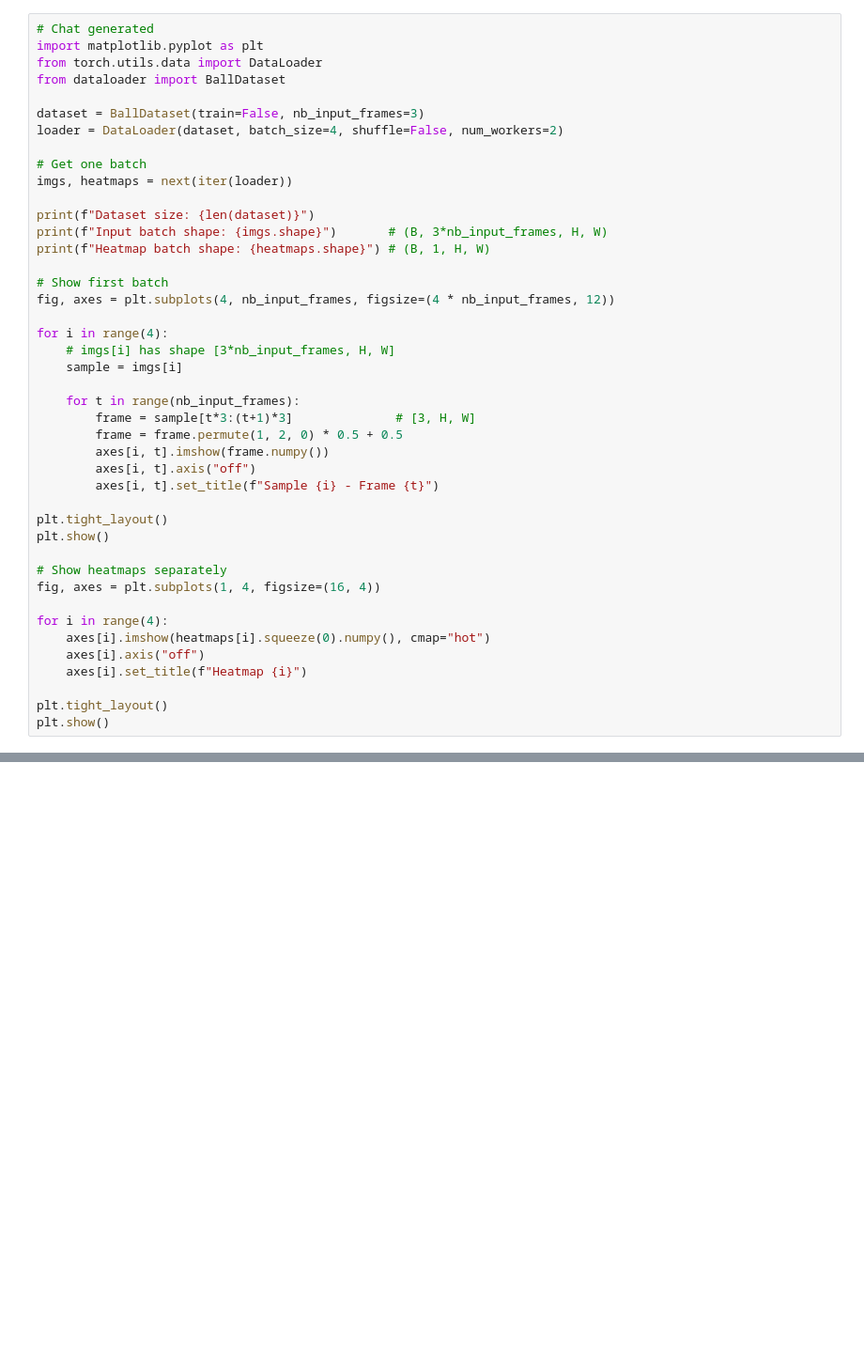
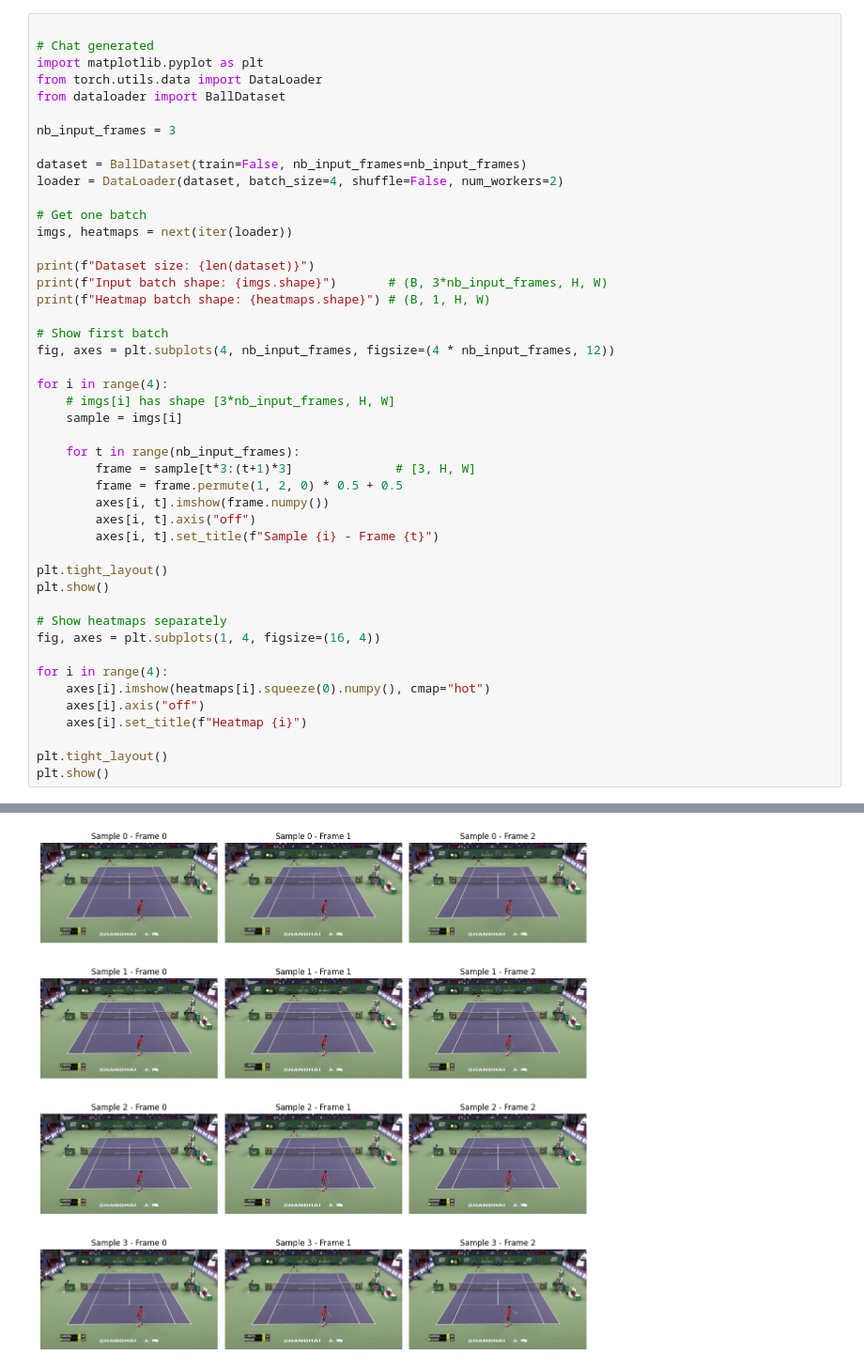
Before and after one commit to AntoinePaulis/INFO8010-1_Project, a Jupyter notebook: project/code/src/ball_tracking/test.ipynb, the cells around one changed output, grey strips where cells are left out. Shown at 94% size. Drawn from its saved outputs; the diff is of its cells as text; blank space fills up the shorter version.

Commit message:
Update both ball train and model

```diff
--- a/project/code/src/ball_tracking/test.ipynb
+++ b/project/code/src/ball_tracking/test.ipynb
@@ -1,10 +1,13 @@
 # %%
+
 # Chat generated
 import matplotlib.pyplot as plt
 from torch.utils.data import DataLoader
 from dataloader import BallDataset
 
-dataset = BallDataset(train=False, nb_input_frames=3)
+nb_input_frames = 3
+
+dataset = BallDataset(train=False, nb_input_frames=nb_input_frames)
 loader = DataLoader(dataset, batch_size=4, shuffle=False, num_workers=2)
 
 # Get one batch
@@ -45,0 +51 @@ TypeError: __init__() got an unexpected keyword argument 'nb_input_frames'
+[figure, added]
```
Also changed, not shown: parts of 1 cell of this notebook, 2 other files.
